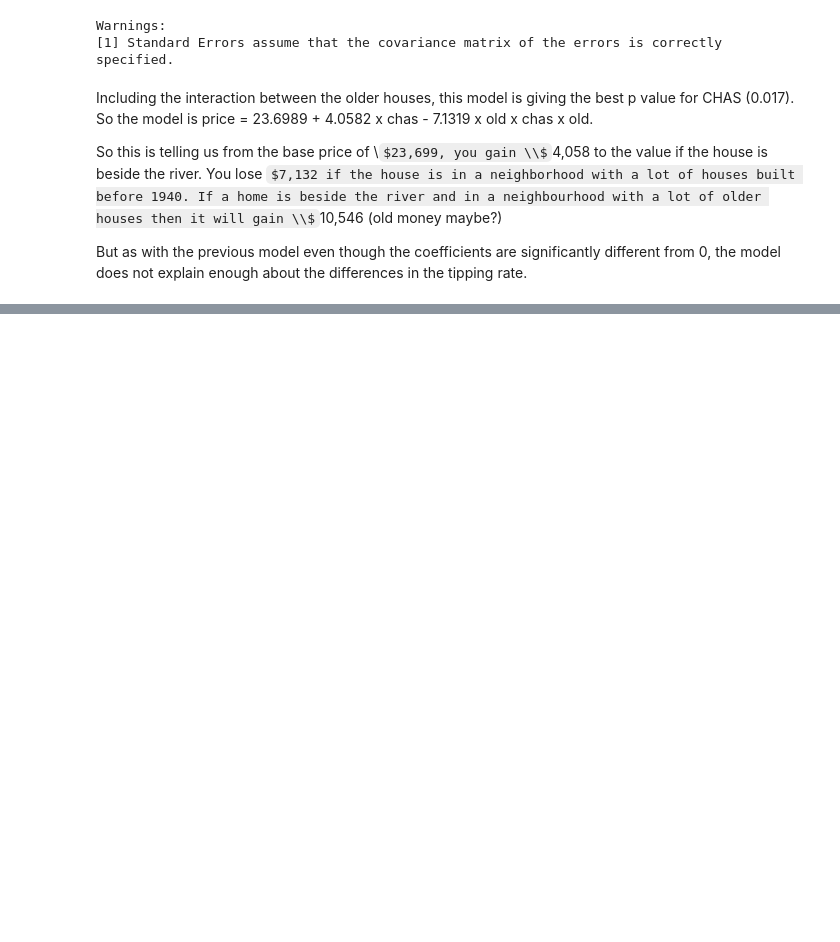
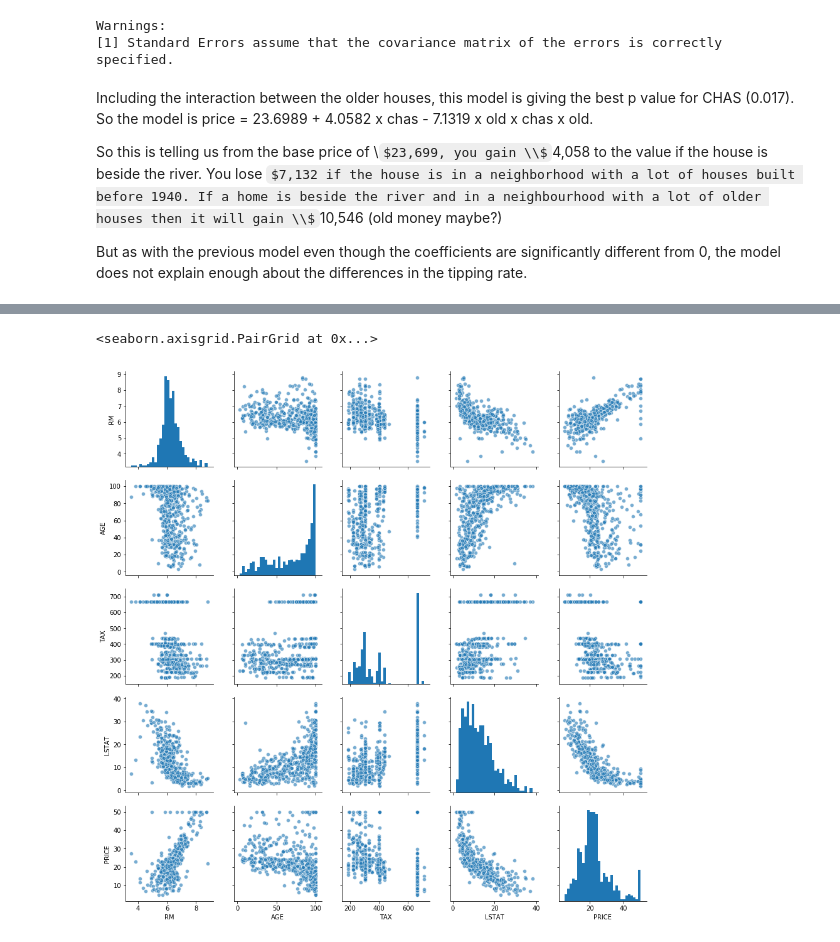
Before and after one commit to zoecahill1/machine-project, a Jupyter notebook: boston-dataset.ipynb, the cells around one changed output, grey strips where cells are left out. Saved outputs shown, nothing was run; the diff lists cells and outputs as text; code cells hidden in the pictures; some formulas as TeX source; blank space fills up the shorter version.

```diff
--- a/boston-dataset.ipynb
+++ b/boston-dataset.ipynb
@@ -643,0 +649,7 @@ But as with the previous model even though the coefficients are significantly di
+# %%
+cols = ['RM', 'AGE', 'TAX', 'LSTAT', 'PRICE']
+# %%
+sns.pairplot(df[cols], plot_kws={'alpha': 0.6},diag_kws={'bins': 30})
+# %% [output]
+<seaborn.axisgrid.PairGrid at 0x...>
+[figure, added]
```
Also changed, not shown: parts of 21 cells of this notebook.
